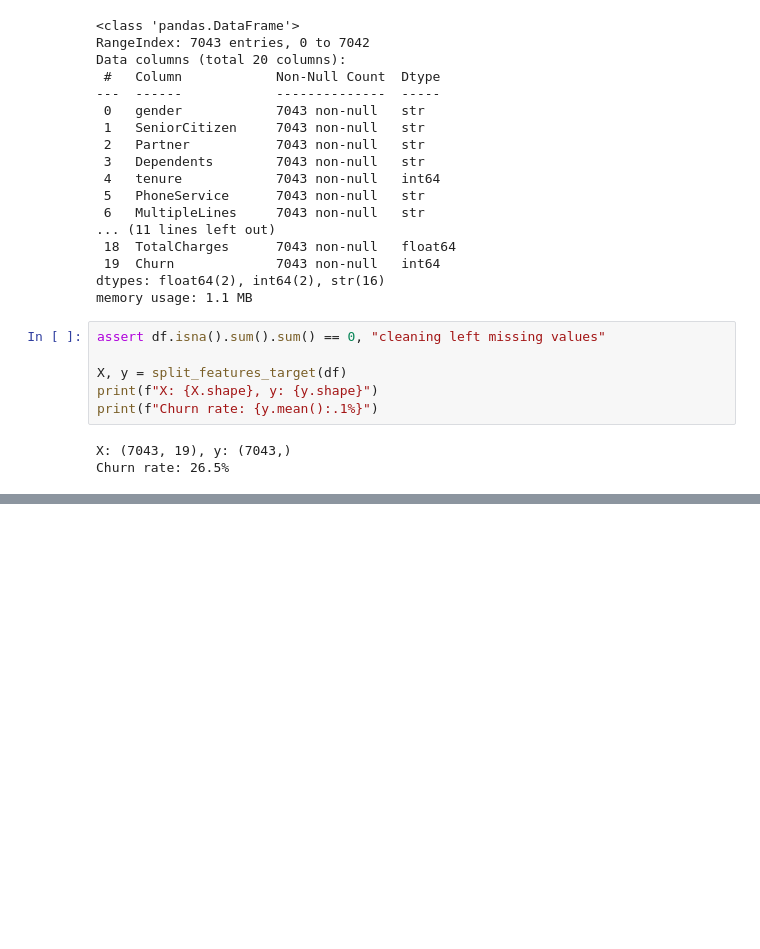
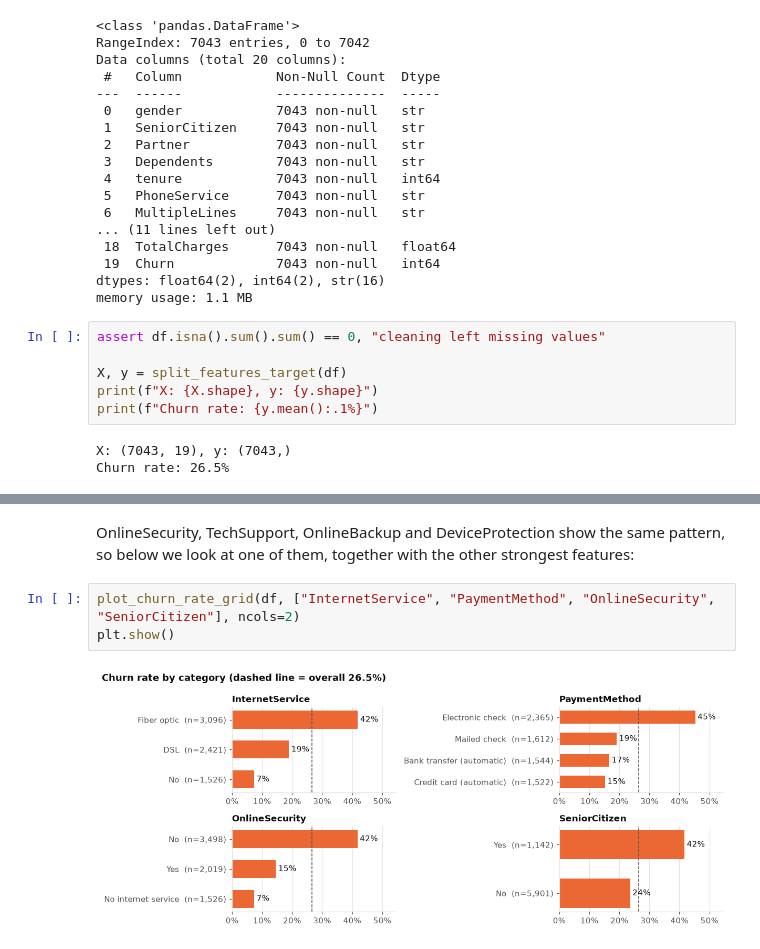
Before and after one commit to MuteMuty/telco-churn, a Jupyter notebook: notebooks/churn_analysis.ipynb, the cells around one changed output, grey strips where cells are left out. Saved outputs shown, nothing was run; the diff lists cells and outputs as text; blank space fills up the shorter version.

```diff
--- a/notebooks/churn_analysis.ipynb
+++ b/notebooks/churn_analysis.ipynb
@@ -159,0 +217,7 @@ Churn rate: 26.5%
+# %% [markdown]
+OnlineSecurity, TechSupport, OnlineBackup and DeviceProtection show the same pattern, so below we look at one of them, together with the other strongest features:
+# %%
+plot_churn_rate_grid(df, ["InternetService", "PaymentMethod", "OnlineSecurity", "SeniorCitizen"], ncols=2)
+plt.show()
+# %% [output]
+[figure, added]
```
Also changed, not shown: parts of 18 cells of this notebook, 1 other file.
